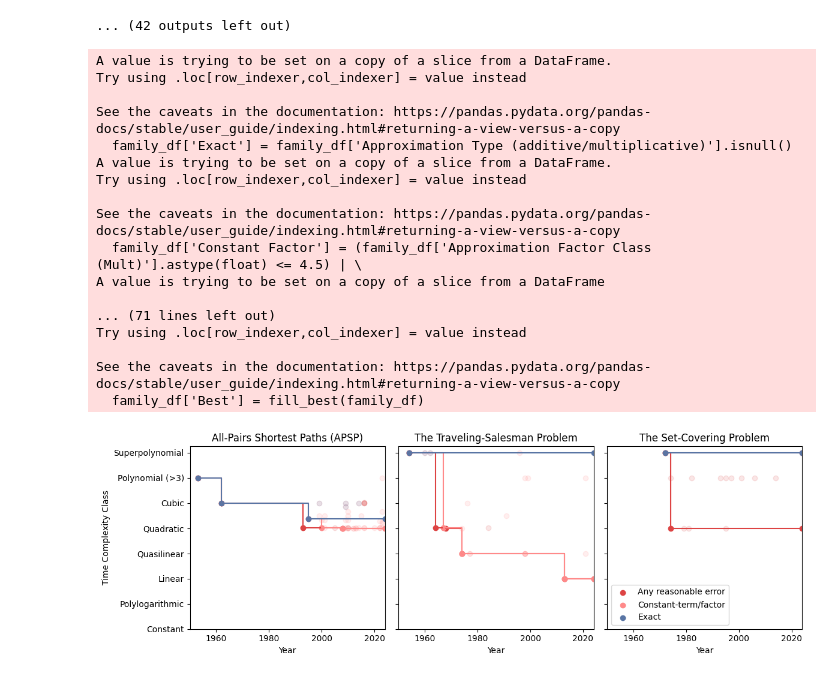
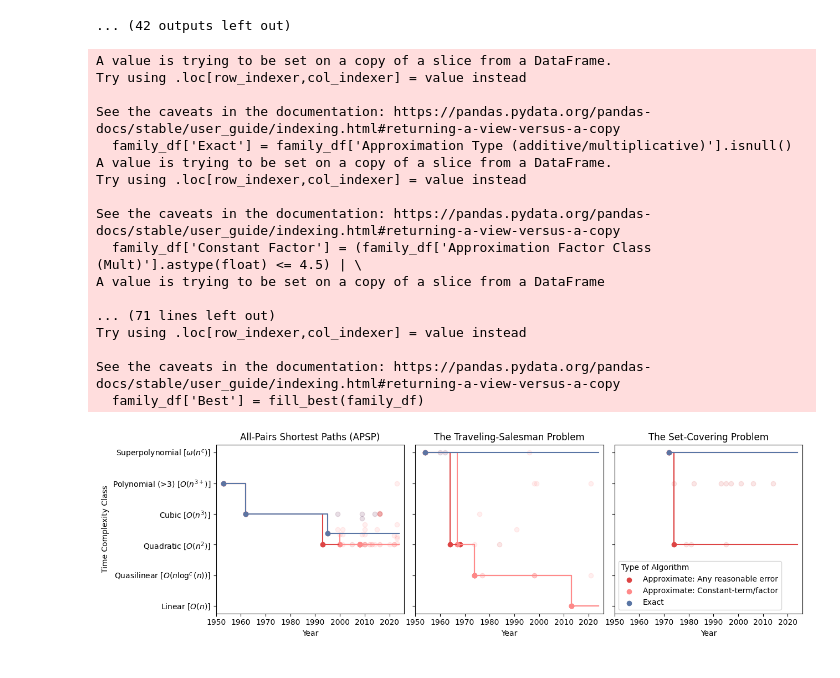
Before and after one commit to andrewlucasgs/approximation-algorithms, a Jupyter notebook: families.ipynb, the cells around one changed output. Drawn from its saved outputs; the diff is of its cells as text; code cells hidden in the pictures.

Commit message:
Update figures

```diff
--- a/families.ipynb
+++ b/families.ipynb
@@ -288,7 +288,7 @@ def fill_best(df, column="Time Complexity Class"):
             best.append(False)
     return best
 
-fig, axs = plt.subplots(1, 3, figsize=(12, 4), sharey=True)
+fig, axs = plt.subplots(1, 3, figsize=(13, 4), sharey=True)
 
 for idx, family in enumerate(families):
     family_df = df[df['Family Name'] == family]
@@ -317,65 +317,80 @@ for idx, family in enumerate(families):
     axs[idx].scatter(constant_factor['Year'], constant_factor['Time Complexity Class'],  color='#ff8a8a22')
     axs[idx].scatter(exact['Year'], exact['Time Complexity Class'], color='#5975A422')
 
+    # padding right
 
 
     if len(approximate) > 0:
         best_approximate = family_df[family_df['Best']]
+        axs[idx].scatter(best_approximate['Year'], best_approximate['Time Complexity Class'], label='Any reasonable error', color='#DD4444')
         last_row = best_approximate.iloc[-1:].copy()
         last_row['Year'] = 2024
         best_approximate = pd.concat([best_approximate, last_row], ignore_index=True)
-        axs[idx].scatter(best_approximate['Year'], best_approximate['Time Complexity Class'], label='Any reasonable error', color='#DD4444')
         axs[idx].step(best_approximate['Year'], best_approximate['Time Complexity Class'], where='post', color='#DD4444')
 
     if len(constant_factor) > 0:
         best_constant_factor = constant_factor[constant_factor['Best']]
+        axs[idx].scatter(best_constant_factor['Year'], best_constant_factor['Time Complexity Class'], label='Constant-term/factor', color='#ff8a8a')
         last_row = best_constant_factor.iloc[-1:].copy()
         last_row['Year'] = 2024
         best_constant_factor = pd.concat([best_constant_factor, last_row], ignore_index=True)
-        axs[idx].scatter(best_constant_factor['Year'], best_constant_factor['Time Complexity Class'], label='Constant-term/factor', color='#ff8a8a')
         axs[idx].step(best_constant_factor['Year'], best_constant_factor['Time Complexity Class'], where='post', color='#ff8a8a')
 
     if len(exact) > 0:
         best_exact = exact[exact['Best']]
+        axs[idx].scatter(best_exact['Year'], best_exact['Time Complexity Class'], label='Exact', color='#5975A4')
         last_row = best_exact.iloc[-1:].copy()
         last_row['Year'] = 2024
         best_exact = pd.concat([best_exact, last_row], ignore_index=True)
-        axs[idx].scatter(best_exact['Year'], best_exact['Time Complexity Class'], label='Exact', color='#5975A4')
         axs[idx].step(best_exact['Year'], best_exact['Time Complexity Class'], where='post', color='#5975A4')
 
     axs[idx].set_title(family)
     axs[idx].set_xlabel('Year')
 
     # x-axis start on 1960 and end on 2024
-    axs[idx].set_xlim(1950, 2024)
+    axs[idx].set_xlim(1950, 2026)
 
     if idx == 0:
         axs[idx].set_ylabel('Time Complexity Class')
 
 
-plt.legend()
+legend = plt.legend(['Approximate: Any reasonable error', 'Approximate: Constant-term/factor', 'Exact'], alignment='left')
+legend.legend_handles[0].set_color('#DD4444')
+legend.legend_handles[1].set_color('#ff8a8a')
+legend.legend_handles[2].set_color('#5975A4')
 
-plt.yticks(np.arange(1, 9, 1), ['Constant', 'Polylogarithmic', 'Linear', 'Quasilinear', 'Quadratic', 'Cubic', 'Polynomial (>3)', 'Superpolynomial'])
+
+legend.set_title("Type of Algorithm")
+
+plt.yticks(np.arange(3, 9, 1), [   r'Linear [$O(n)$]',
+        r'Quasilinear [$O(n \log^c(n))$]',
+        r'Quadratic [$O(n^2)$]',
+        r'Cubic [$O(n^3)$]',
+        r'Polynomial (>3) [$O(n^{3+})$]',
+        r'Superpolynomial [$\omega(n^c)$]'])
 plt.tight_layout()
+
+plt.savefig('figures/algorithm-time-complexity-classes.png', bbox_inches='tight')
+
 plt.show()
 
 # New Graph
 # %% [output]
 A value is trying to be set on a copy of a slice from a DataFrame.
 Try using .loc[row_indexer,col_indexer] = value instead
 
 See the caveats in the documentation: https://pandas.pydata.org/pandas-docs/stable/user_guide/indexing.html#returning-a-view-versus-a-copy
   family_df['Exact'] = family_df['Approximation Type (additive/multiplicative)'].isnull()
 A value is trying to be set on a copy of a slice from a DataFrame.
 Try using .loc[row_indexer,col_indexer] = value instead
 
 See the caveats in the documentation: https://pandas.pydata.org/pandas-docs/stable/user_guide/indexing.html#returning-a-view-versus-a-copy
   family_df['Constant Factor'] = (family_df['Approximation Factor Class (Mult)'].astype(float) <= 4.5) | \
 A value is trying to be set on a copy of a slice from a DataFrame
 
 ... (71 lines left out)
 Try using .loc[row_indexer,col_indexer] = value instead
 
 See the caveats in the documentation: https://pandas.pydata.org/pandas-docs/stable/user_guide/indexing.html#returning-a-view-versus-a-copy
   family_df['Best'] = fill_best(family_df)
-[figure, old version]
+[figure, new version]
```
Also changed, not shown: 20 other files.
